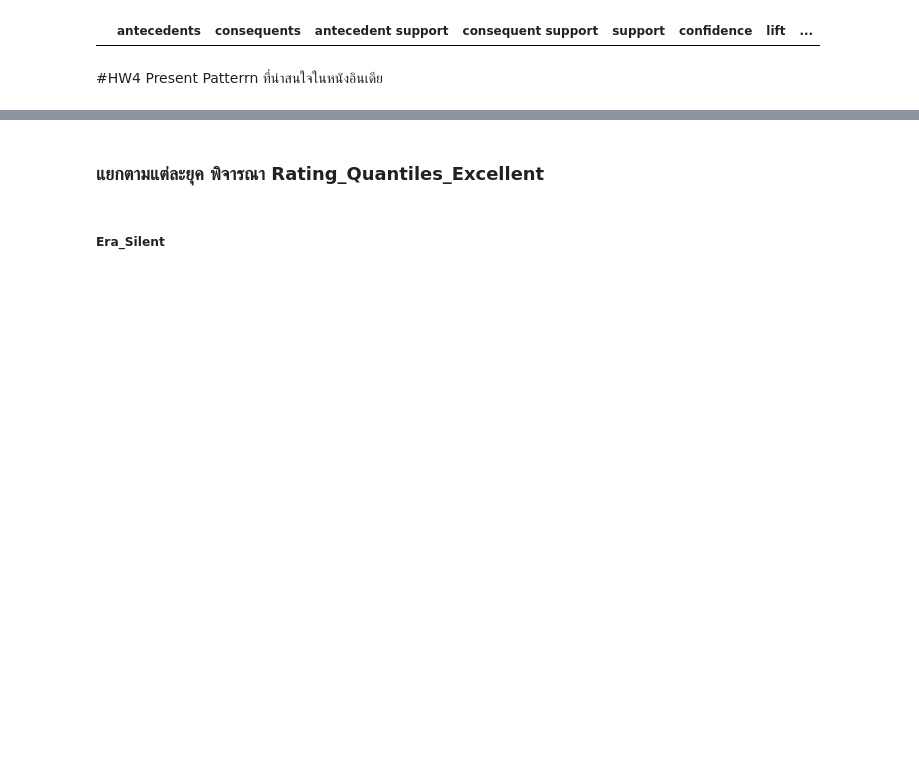
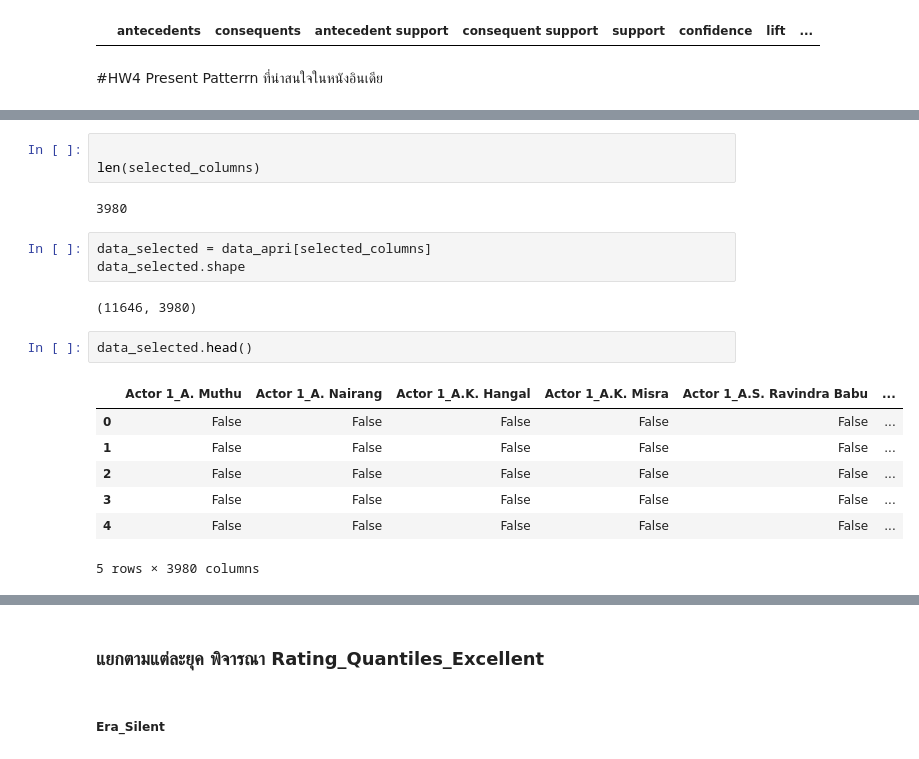
Before and after one commit to AI-Krittaya/BSC_DPDM2025, a Jupyter notebook: Ch4_Frequent_Patterns_(Association_Rules).ipynb, the cells around one changed output, grey strips where cells are left out. Saved outputs shown, nothing was run; the diff lists cells and outputs as text; blank space fills up the shorter version.

```diff
--- a/Ch4_Frequent_Patterns_(Association_Rules).ipynb
+++ b/Ch4_Frequent_Patterns_(Association_Rules).ipynb
@@ -1204,0 +1220,20 @@ rules[rules["antecedents"].astype(str).str.contains("Director")]
+# %%
+
+len(selected_columns)
+# %% [output]
+3980
+# %%
+data_selected = data_apri[selected_columns]
+data_selected.shape
+# %% [output]
+(11646, 3980)
+# %%
+data_selected.head()
+# %% [output]
+|  | Actor 1_A. Muthu | Actor 1_A. Nairang | Actor 1_A.K. Hangal | Actor 1_A.K. Misra | Actor 1_A.S. Ravindra Babu | ... |
+| 0 | False | False | False | False | False | ... |
+| 1 | False | False | False | False | False | ... |
+| 2 | False | False | False | False | False | ... |
+| 3 | False | False | False | False | False | ... |
+| 4 | False | False | False | False | False | ... |
+5 rows × 3980 columns
```
Also changed, not shown: parts of 6 cells of this notebook.
